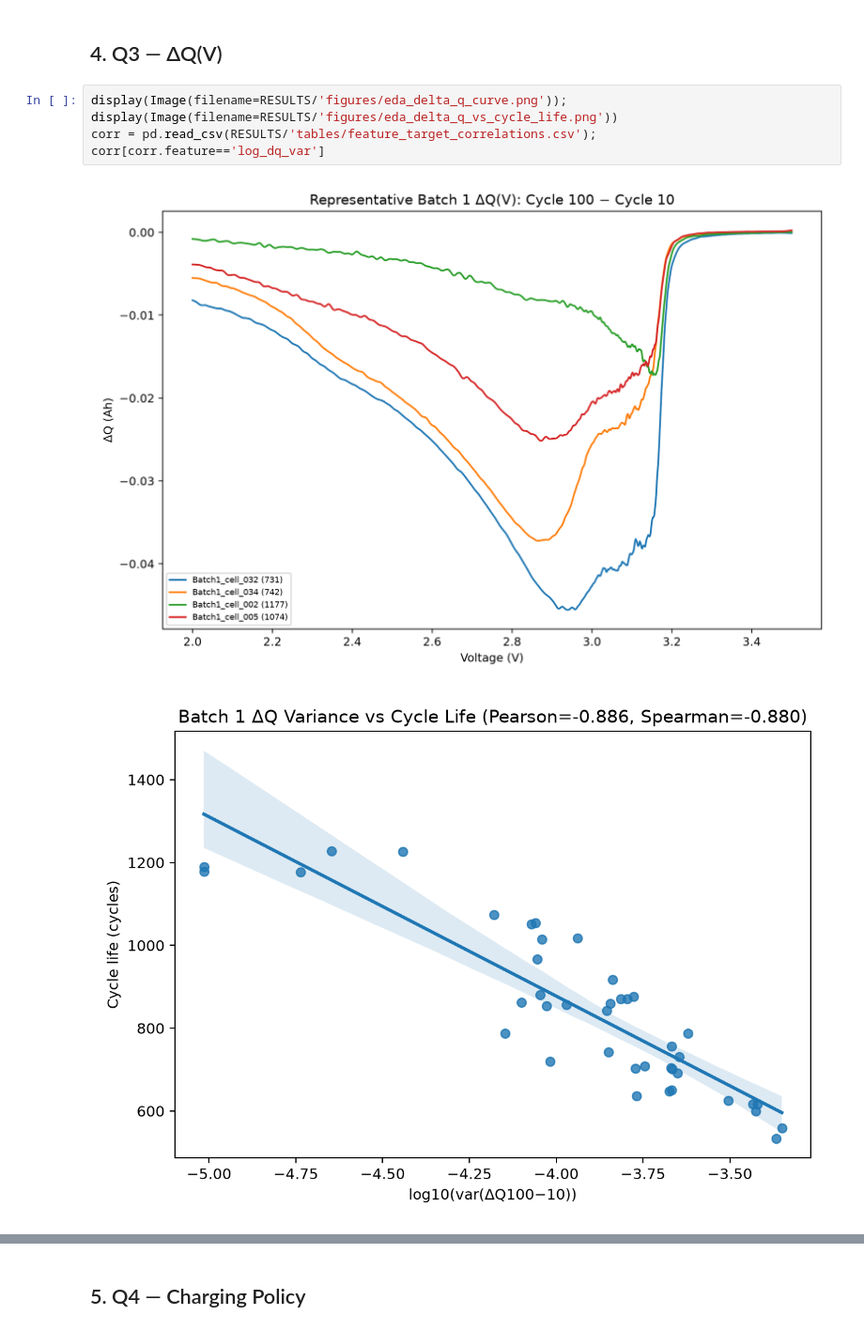
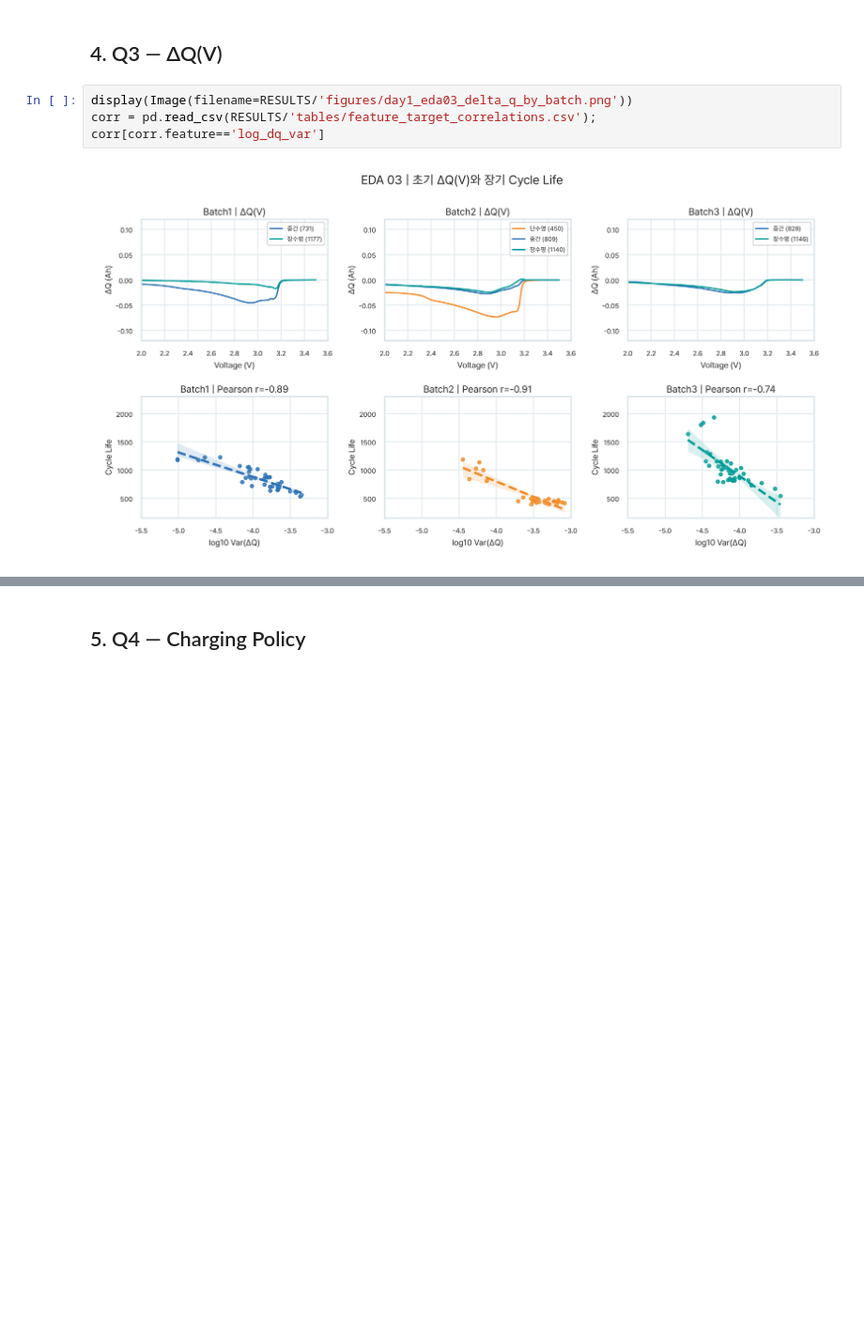
Before and after one commit to asdasd571/DS_MiniProject, a Jupyter notebook: notebooks/01_EDA.ipynb, the cells around one changed output, grey strips where cells are left out. Shown at 94% size. Saved outputs shown, nothing was run; the diff lists cells and outputs as text; blank space fills up the shorter version.

```diff
--- a/notebooks/01_EDA.ipynb
+++ b/notebooks/01_EDA.ipynb
@@ -41,11 +47,10 @@ display(Image(filename=RESULTS/'figures/eda_degradation_curve.png'))
 # %% [markdown]
 ## 4. Q3 — ΔQ(V)
 # %%
-display(Image(filename=RESULTS/'figures/eda_delta_q_curve.png')); display(Image(filename=RESULTS/'figures/eda_delta_q_vs_cycle_life.png'))
+display(Image(filename=RESULTS/'figures/day1_eda03_delta_q_by_batch.png'))
 corr = pd.read_csv(RESULTS/'tables/feature_target_correlations.csv'); corr[corr.feature=='log_dq_var']
 # %% [output]
-[figure, old version]
+[figure, new version]
-[figure, removed]
 |  | feature | pearson | spearman |
 | 1 | log_dq_var | -0.885847 | -0.87978 |
 # %% [markdown]
```
Also changed, not shown: parts of 13 cells of this notebook, 9 other files.
